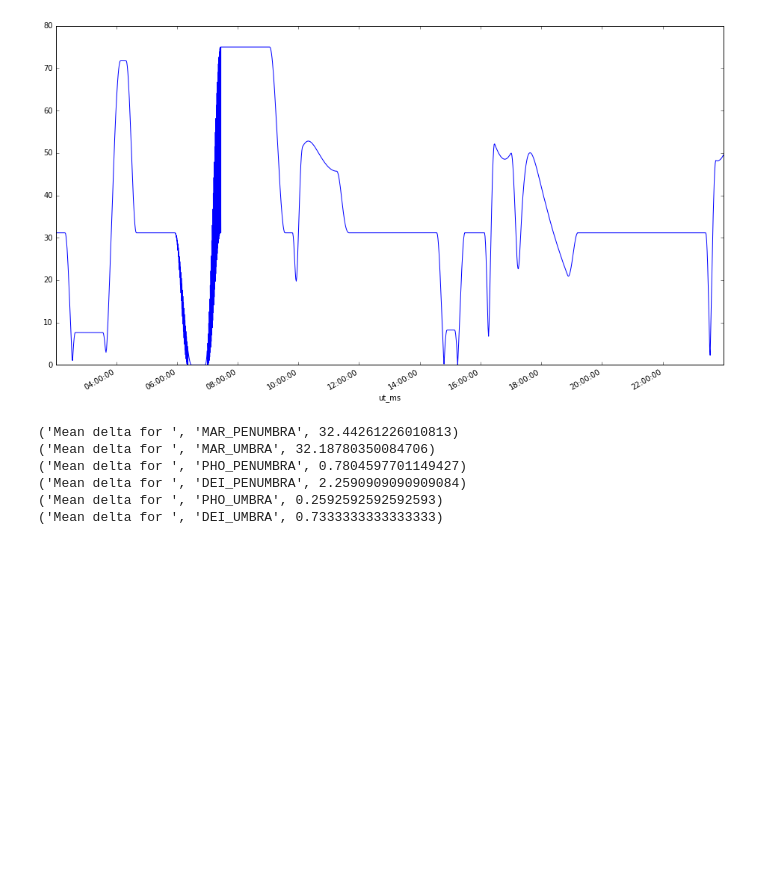
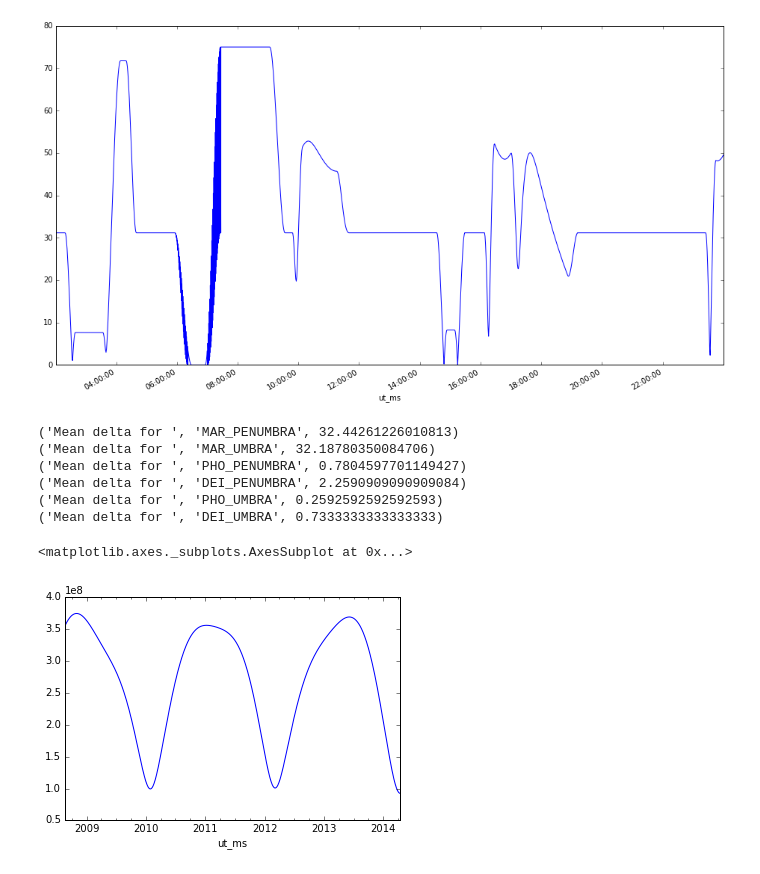
Before and after one commit to ktrnka/mars-express, a Jupyter notebook: src/data exploration.ipynb, the cells around one changed output. Drawn from its saved outputs; the diff is of its cells as text; code cells hidden in the pictures; blank space fills up the shorter version.

```diff
--- a/src/data exploration.ipynb
+++ b/src/data exploration.ipynb
@@ -198,3 +198,8 @@ for event_name in event_counts.index[event_counts.index.str.contains("START")]:
 ('Mean delta for ', 'DEI_PENUMBRA', 2.2590909090909084)
 ('Mean delta for ', 'PHO_UMBRA', 0.2592592592592593)
 ('Mean delta for ', 'DEI_UMBRA', 0.7333333333333333)
+# %%
+lt_data.earthmars_km.plot()
+# %% [output]
+<matplotlib.axes._subplots.AxesSubplot at 0x...>
+[figure, added]
```
Also changed, not shown: parts of 4 cells of this notebook, 3 other files.
